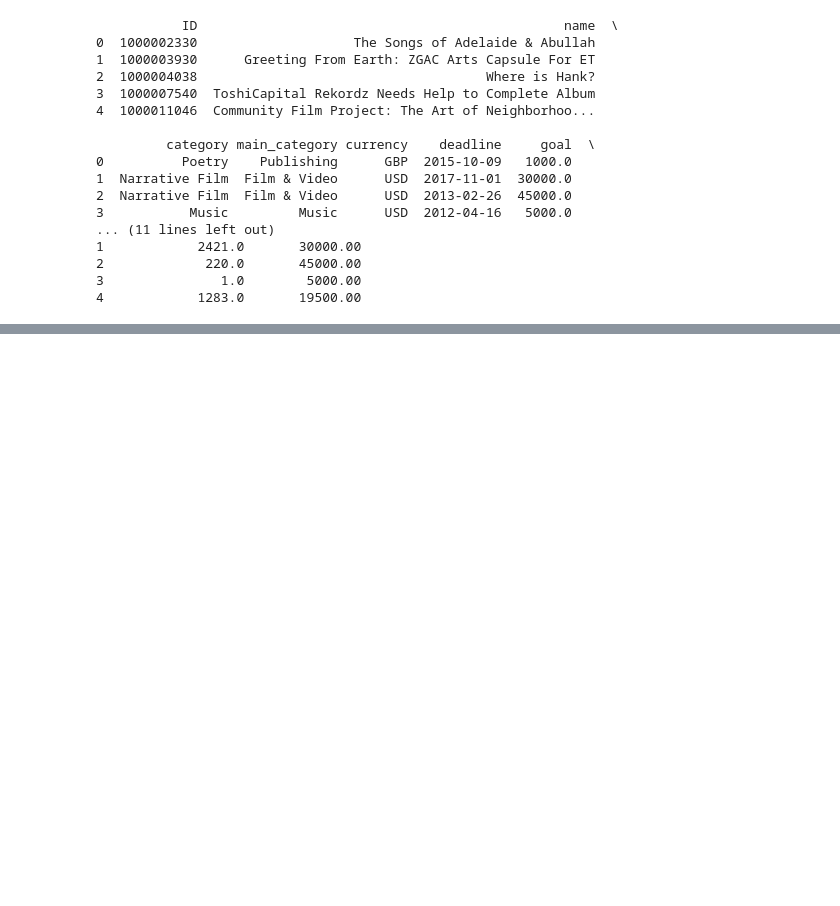
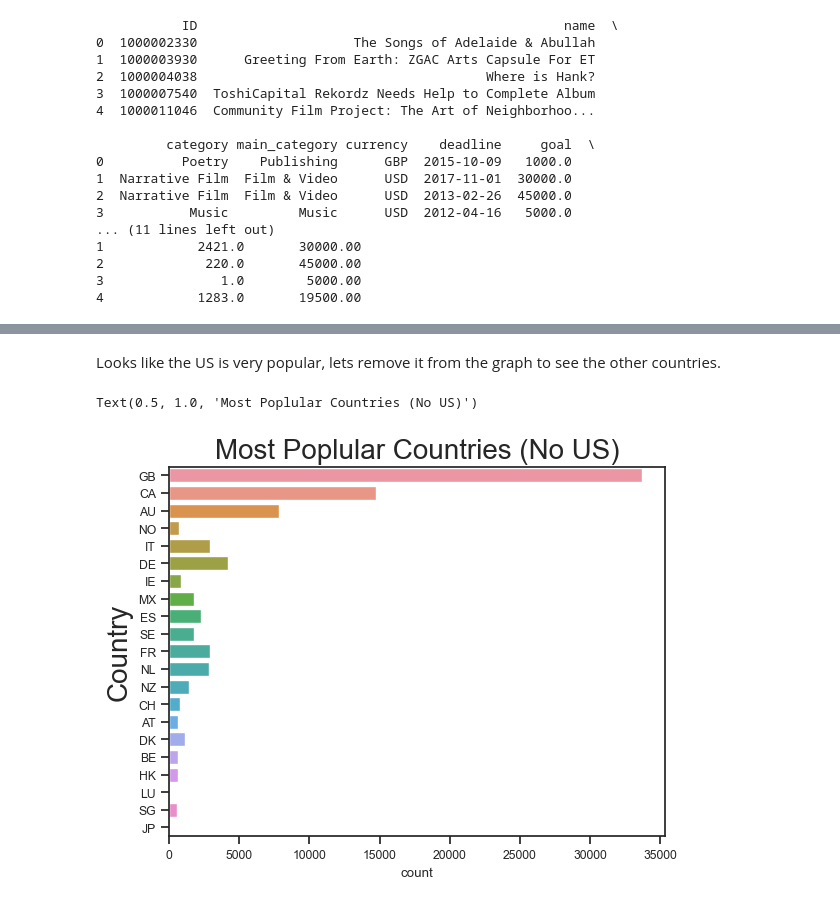
Before and after one commit to aryanagn/Funding-Trend-Navigator, a Jupyter notebook: notebooks/analysis1.ipynb, the cells around one changed output, grey strips where cells are left out. Saved outputs shown, nothing was run; the diff lists cells and outputs as text; code cells hidden in the pictures; blank space fills up the shorter version.

```diff
--- a/notebooks/analysis1.ipynb
+++ b/notebooks/analysis1.ipynb
@@ -28,0 +198,11 @@ print(dataset.head())
+# %% [markdown]
+Looks like the US is very popular, lets remove it from the graph to see the other countries.
+# %%
+dftemp = df[df["country"] != "US"]
+f5 = plt.figure(5)
+sns.countplot(data=dftemp, y="country")
+plt.ylabel("Country", size=20)
+plt.title("Most Poplular Countries (No US)", size=20)
+# %% [output]
+Text(0.5, 1.0, 'Most Poplular Countries (No US)')
+[figure, added]
```
Also changed, not shown: parts of 38 cells of this notebook, 1 other file.
